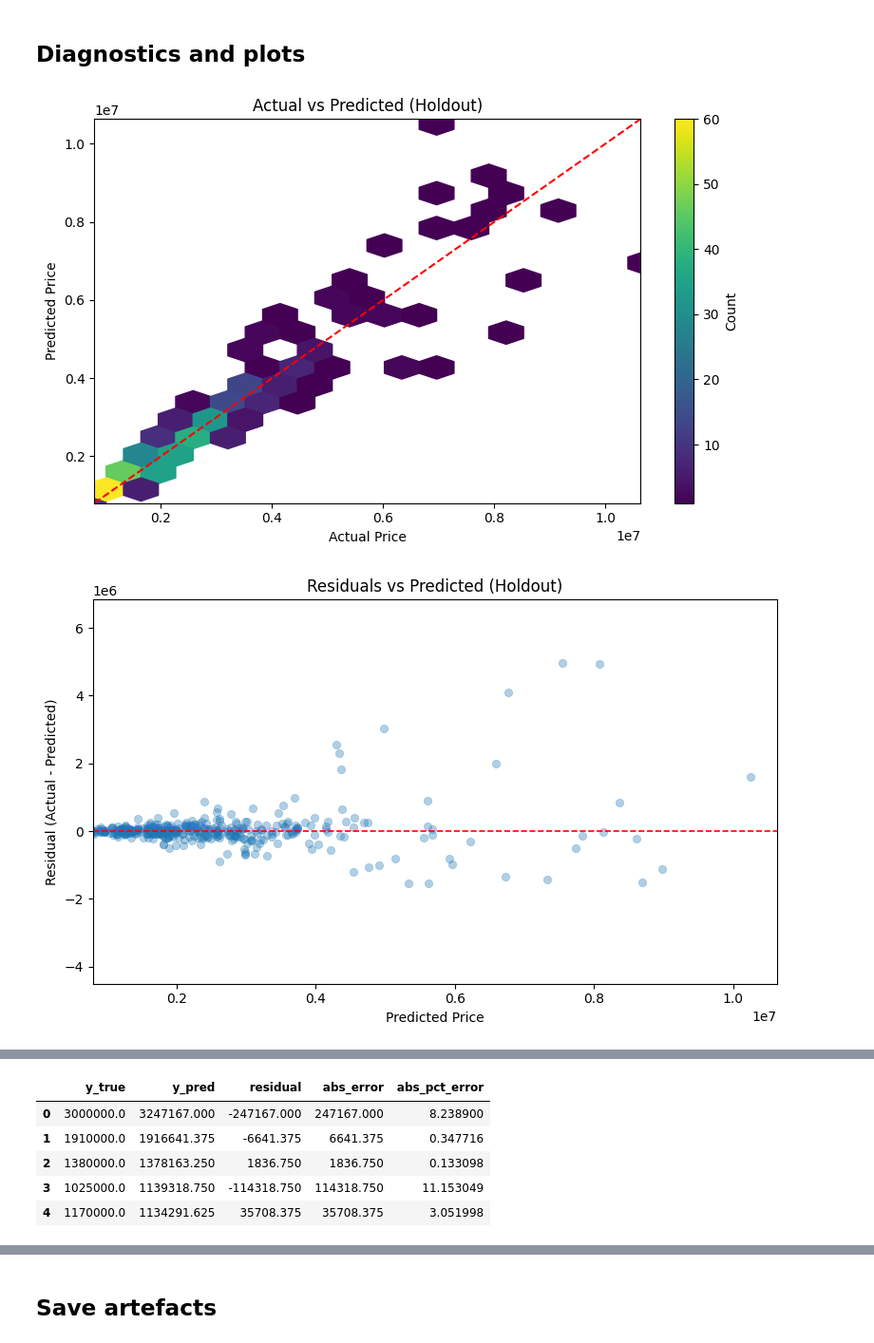
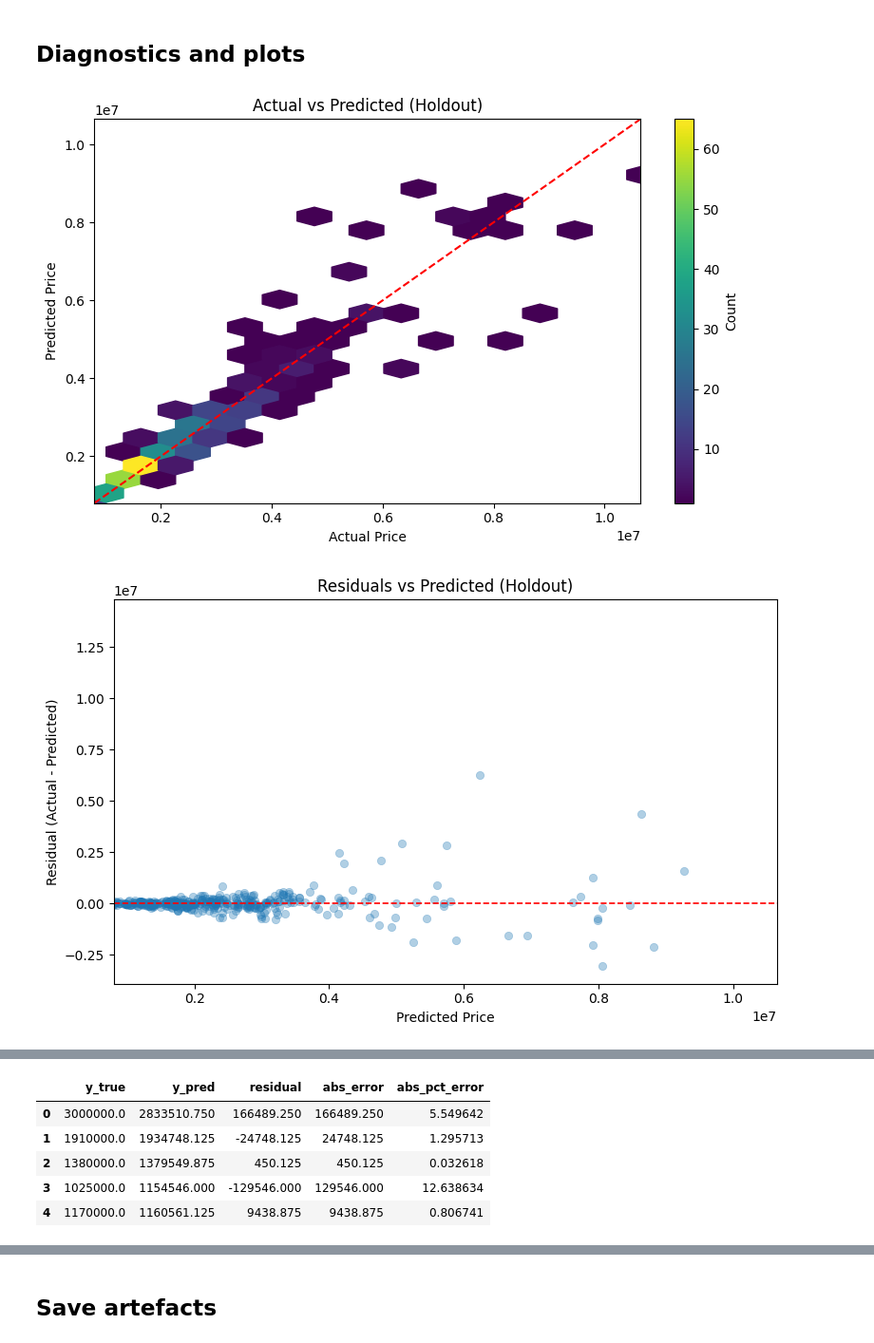
Before and after one commit to shaunechua/housing_prices, a Jupyter notebook: housing_prices.ipynb, the cells around one changed output, grey strips where cells are left out. Shown at 95% size. Cells and saved outputs as stored; diff of their text form; code cells hidden in the pictures.

```diff
--- a/housing_prices.ipynb
+++ b/housing_prices.ipynb
@@ -182,6 +181,7 @@ class FeatureEngineer(BaseEstimator, TransformerMixin):
 
     def transform(self, X):
         df = X.copy()
+        df['Area'] = np.log1p(df['Area'])
 
         # Polynomial terms
         for d in range(2, self.degree_area + 1):
@@ -189,7 +189,7 @@ class FeatureEngineer(BaseEstimator, TransformerMixin):
         for d in range(2, self.degree_age + 1):
             df[f'Age_^_{d}'] = df['Age'] ** d
 
-        # Interactions
+
         df['Area_x_Age'] = df['Area'] * df['Age']
 
         region_dummies = pd.get_dummies(df['Region'], prefix='Region')
@@ -361,23 +389,29 @@ def rmse(y_true, y_pred):
 def mape(y_true, y_pred):
     return np.mean(np.abs((y_true - y_pred) / y_true)) * 100
 
-def evaluate_model(name, model, X, y_log):
-    preds_log = model.predict(X)
-    preds = np.expm1(preds_log)
-    y_true = np.expm1(y_log)
+def evaluate_model(name, model, X, y, is_logged=True):
+    if is_logged:
+        preds_log = model.predict(X)
+        preds = np.expm1(preds_log)
+    else:
+        preds = model.predict(X)
+
     return {
-        'Model': name,
-        'RMSE': rmse(y_true, preds),
-        'MAE': mean_absolute_error(y_true, preds),
-        'R2': r2_score(y_true, preds),
-        'MAPE': mape(y_true, preds)
+        "Model": name,
+        "RMSE": rmse(y, preds),
+        "MAE": mean_absolute_error(y, preds),
+        "R2": r2_score(y, preds),
+        "MAPE": mape(y, preds),
     }
 
 results = []
+
+
+
 for name, model in models.items():
     results.append(evaluate_model(name, model, X_test, y_test))
 
-results.append(evaluate_model('XGBoost', best_xgb, X_test, y_test))
+results.append(evaluate_model('XGBoost', best_xgb, xgb_X_test, xgb_y_test, is_logged = False))
 
 results_df = pd.DataFrame(results).sort_values('RMSE')
 results_df
@@ -400,6 +434,6 @@ best_model = {
 
 
 
-full_train = central.drop(columns=['Price'])
+full_train_set = central.drop(columns=['Price'])
 
-best_model.fit(full_train, central['Price'])
+best_model.fit(full_train_set, central['Price'])
@@ -407,9 +458,10 @@ best_model.fit(full_train, central['Price'])
 ## External test data (Central2024testP.csv)
 # %%
 X_external = central_test_external.drop(columns=['Price'])
-X_external['Area'] = np.log1p(X_external['Area'])
-y_external = np.log1p(central_test_external['Price'])
-external_metrics = evaluate_model(best_model_name, best_model, X_external, y_external)
+
+y_external = central_test_external['Price']
+external_metrics = evaluate_model(best_model_name, best_model, X_external, y_external, is_logged= False)
+
 external_metrics
 # %% [output]
 {'Model': 'XGBoost',
@@ -427,8 +479,8 @@ def plot_pred_vs_actual(
     figures_dir,
     prefix,
     title_suffix="", ):
-    y_true = np.expm1(np.asarray(y_true_log).reshape(-1))
-    y_pred = np.expm1(np.asarray(y_pred_log).reshape(-1))
+    y_true = np.asarray(y_true_log).reshape(-1)
+    y_pred = np.asarray(y_pred_log).reshape(-1)
 
     pred_df = pd.DataFrame({"y_true": y_true, "y_pred": y_pred})
     pred_df["residual"] = pred_df["y_true"] - pred_df["y_pred"]
@@ -475,32 +527,32 @@ def plot_pred_vs_actual(
     plt.xlabel("Predicted Price")
     plt.ylabel("Residual (Actual - Predicted)")
     plt.tight_layout()
     plt.savefig(figures_dir / f"{prefix}_residuals_vs_pred.png", dpi=200)
     plt.show()
 
     # Residual distribution
     plt.figure(figsize=(8, 5))
     sns.histplot(pred_df["residual"], bins=40, kde=True)
     plt.title(f"Residual Distribution{title_suffix}")
     plt.xlabel("Residual (Actual - Predicted)")
     plt.tight_layout()
     plt.savefig(figures_dir / f"{prefix}_residual_hist.png", dpi=200)
     plt.show()
 
     return pred_df
 
 
 pred_holdout_log = best_model.predict(X_external)
 
 pred_df_holdout = plot_pred_vs_actual(
     y_true_log=y_external,
     y_pred_log=pred_holdout_log,
     figures_dir=FIGURES_DIR,
     prefix="holdout",
     title_suffix=" (Holdout)",
 )
 
 pred_df_holdout.head()
 # %% [output]
-[figure, old version]
+[figure, new version]
-[figure, old version]
+[figure, new version]
@@ -508,9 +560,9 @@ pred_df_holdout.head()
 |  | y_true | y_pred | residual | abs_error | abs_pct_error |
-| 0 | 3000000.0 | 3247167.000 | -247167.000 | 247167.000 | 8.238900 |
-| 1 | 1910000.0 | 1916641.375 | -6641.375 | 6641.375 | 0.347716 |
-| 2 | 1380000.0 | 1378163.250 | 1836.750 | 1836.750 | 0.133098 |
-| 3 | 1025000.0 | 1139318.750 | -114318.750 | 114318.750 | 11.153049 |
-| 4 | 1170000.0 | 1134291.625 | 35708.375 | 35708.375 | 3.051998 |
+| 0 | 3000000.0 | 2833510.750 | 166489.250 | 166489.250 | 5.549642 |
+| 1 | 1910000.0 | 1934748.125 | -24748.125 | 24748.125 | 1.295713 |
+| 2 | 1380000.0 | 1379549.875 | 450.125 | 450.125 | 0.032618 |
+| 3 | 1025000.0 | 1154546.000 | -129546.000 | 129546.000 | 12.638634 |
+| 4 | 1170000.0 | 1160561.125 | 9438.875 | 9438.875 | 0.806741 |
 # %%
 # XGBoost feature importance
 if best_model_name == 'XGBoost':
```
Also changed, not shown: parts of 10 cells of this notebook, 14 other files.
